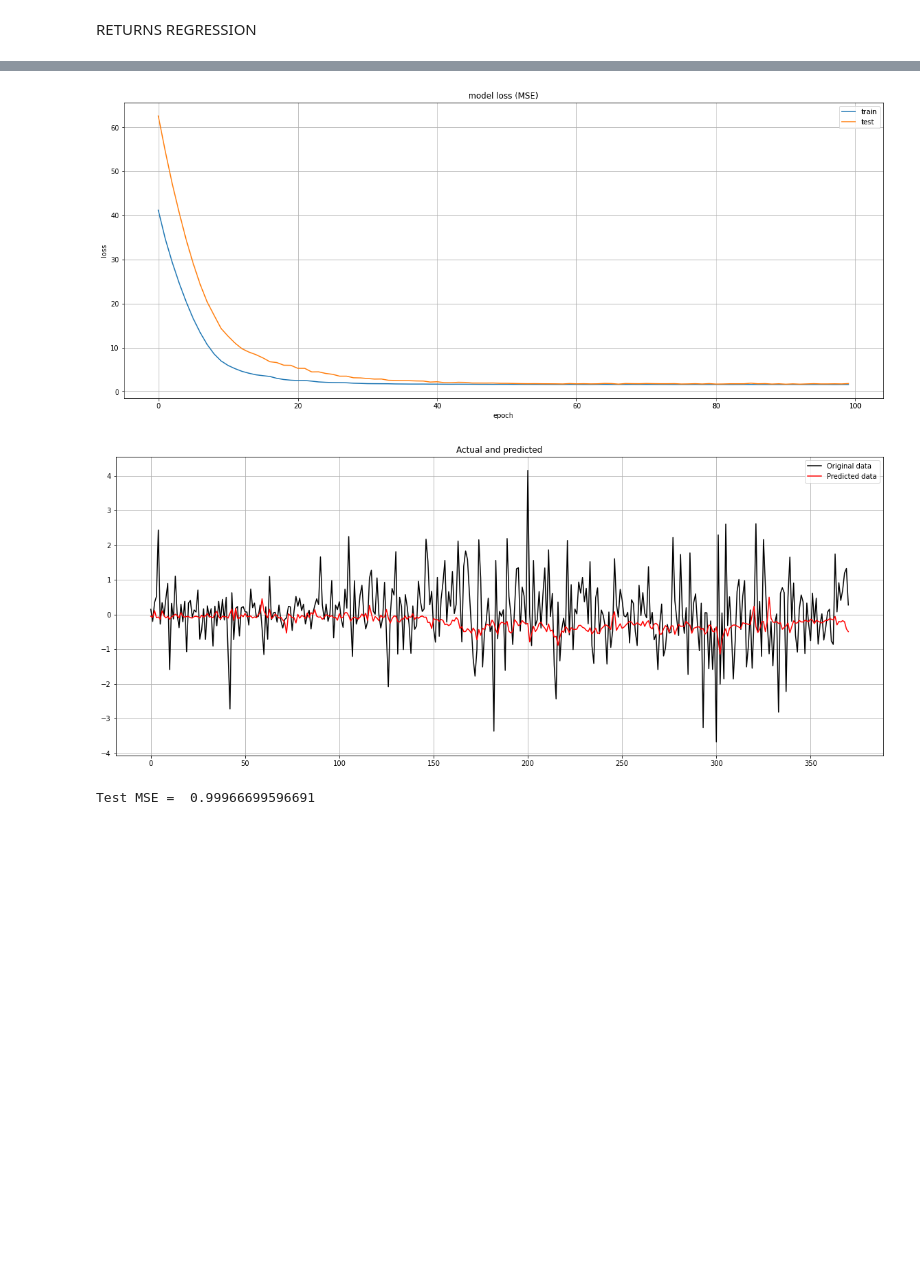
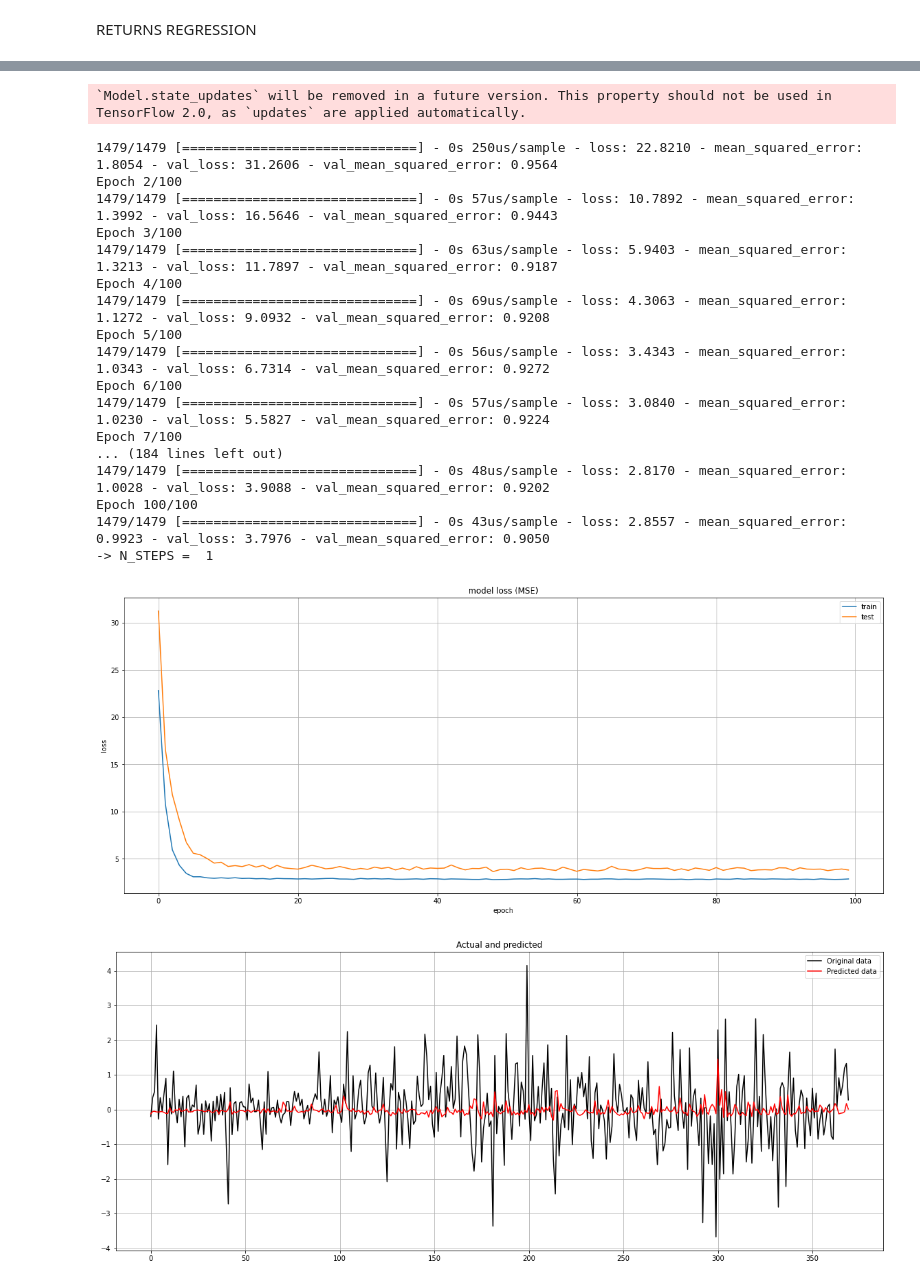
Before and after one commit to riccardofradiani/ML4F-Crypto-prediction-from-exchange-flows, a Jupyter notebook: regression_model.ipynb, the cells around one changed output, grey strips where cells are left out. Cells and saved outputs as stored; diff of their text form; code cells hidden in the pictures; blank space fills up the shorter version.

```diff
--- a/regression_model.ipynb
+++ b/regression_model.ipynb
@@ -17,12 +18,12 @@ import keras_tuner as kt
 Import the datasets with: hourly prices for close, high, low and normalized (dividing by the exchange supply) exchange in and out-flows
 # %%
 #import data
-btc_data = pd.read_csv(r'data\btc_daily_data_NET_normflows.csv')
+btc_data = pd.read_csv(r'data\btc_daily_data_NET_vol.csv')
 btc_data.index = btc_data['date']
 btc_data = btc_data.drop(['date', 'Unnamed: 0'], 1)
-eth_data = pd.read_csv(r'data\eth_daily_data_NET_normflows.csv')
+eth_data = pd.read_csv(r'data\eth_daily_data_NET_vol.csv')
 eth_data.index = eth_data['date']
 eth_data = eth_data.drop(['date', 'Unnamed: 0'], 1)
 
-btc_data.head()
+eth_data.head()
 # %% [output]
@@ -489,27 +502,16 @@ def build_and_fit_model(n_steps, btc_data_ret):
     #model definition
     model = k.Sequential()
     initializer = k.initializers.GlorotNormal()
-    model.add(layers.Dense(140, input_dim=X_train.shape[1], activity_regularizer=k.regularizers.l1(0.8), kernel_initializer=initializer))
+    model.add(layers.Dense(120, input_dim=X_train.shape[1], activity_regularizer=k.regularizers.l1(0.8), kernel_initializer=initializer))
     model.add(layers.BatchNormalization())
     model.add(layers.LeakyReLU())
-    model.add(layers.Dropout(0.2))
+    model.add(layers.Dropout(0.3))
     model.add(layers.Dense(1, activation="linear"))
-    learning_rate = 0.001
+    learning_rate = 0.005
     model.compile(optimizer=Adam(learning_rate=learning_rate),
                 loss='mse',
                 metrics=['mean_squared_error']
                 )
-    #define callbacks
-    reduce_lr = ReduceLROnPlateau(monitor='val_loss', factor=0.8, patience=5, min_lr=0.000001, verbose=1)
-    early_stop = EarlyStopping(
-        monitor="val_loss",
-        min_delta=0,
-        patience=20,
-        verbose=0,
-        mode="auto",
-        baseline=None,
-        restore_best_weights=False,
-    )
     #fit model
     history = model.fit(X_train, y_train,
                         epochs = 100,
@@ -517,7 +519,7 @@ def build_and_fit_model(n_steps, btc_data_ret):
                         verbose=1,
                         shuffle=False,
                         validation_data=(X_test, y_test))
-    return history, model, X_test, y_test
+    return history, model, X_train, y_train, X_test, y_test
 # %%
 def plot_results(n_steps, model, history, X_test, y_test):
     print('-> N_STEPS = ', n_steps)
@@ -541,9 +543,17 @@ def plot_results(n_steps, model, history, X_test, y_test):
     plt.title('Actual and predicted')
     plt.show()
     test_mse = np.mean(np.power(y_test-pred, 2))
-    print('Test MSE = ', test_mse)
+    print('test MSE = ', test_mse)
+    return test_mse
 # %%
-n_steps = 2
-history, model, X_test, y_test = build_and_fit_model(n_steps, btc_data_ret)
-plot_results(n_steps, model, history, X_test, y_test)
+n_steps = 1
+n_exp = 1
+
+exp_res = []
+for i in range(n_exp):
+    history, model, X_train, y_train, X_test, y_test = build_and_fit_model(n_steps, btc_data_ret)
+    test_mse = plot_results(n_steps, model, history, X_test, y_test)
+    exp_res += [test_mse]
+print('Experiments result: test MSE =', np.mean(exp_res))
+print('std error = ', np.std(exp_res))
 # %% [output]
@@ -567,3 +562,20 @@ Epoch 100/100
+`Model.state_updates` will be removed in a future version. This property should not be used in TensorFlow 2.0, as `updates` are applied automatically.
+1479/1479 [==============================] - 0s 250us/sample - loss: 22.8210 - mean_squared_error: 1.8054 - val_loss: 31.2606 - val_mean_squared_error: 0.9564
+Epoch 2/100
+1479/1479 [==============================] - 0s 57us/sample - loss: 10.7892 - mean_squared_error: 1.3992 - val_loss: 16.5646 - val_mean_squared_error: 0.9443
+Epoch 3/100
+1479/1479 [==============================] - 0s 63us/sample - loss: 5.9403 - mean_squared_error: 1.3213 - val_loss: 11.7897 - val_mean_squared_error: 0.9187
+Epoch 4/100
+1479/1479 [==============================] - 0s 69us/sample - loss: 4.3063 - mean_squared_error: 1.1272 - val_loss: 9.0932 - val_mean_squared_error: 0.9208
+Epoch 5/100
+1479/1479 [==============================] - 0s 56us/sample - loss: 3.4343 - mean_squared_error: 1.0343 - val_loss: 6.7314 - val_mean_squared_error: 0.9272
+Epoch 6/100
+1479/1479 [==============================] - 0s 57us/sample - loss: 3.0840 - mean_squared_error: 1.0230 - val_loss: 5.5827 - val_mean_squared_error: 0.9224
+Epoch 7/100
+... (184 lines left out)
+1479/1479 [==============================] - 0s 48us/sample - loss: 2.8170 - mean_squared_error: 1.0028 - val_loss: 3.9088 - val_mean_squared_error: 0.9202
+Epoch 100/100
+1479/1479 [==============================] - 0s 43us/sample - loss: 2.8557 - mean_squared_error: 0.9923 - val_loss: 3.7976 - val_mean_squared_error: 0.9050
+-> N_STEPS =  1
-[figure, old version]
+[figure, new version]
-[figure, old version]
+[figure, new version]
-Test MSE =  0.99966699596691
```
Also changed, not shown: parts of 28 cells of this notebook.
